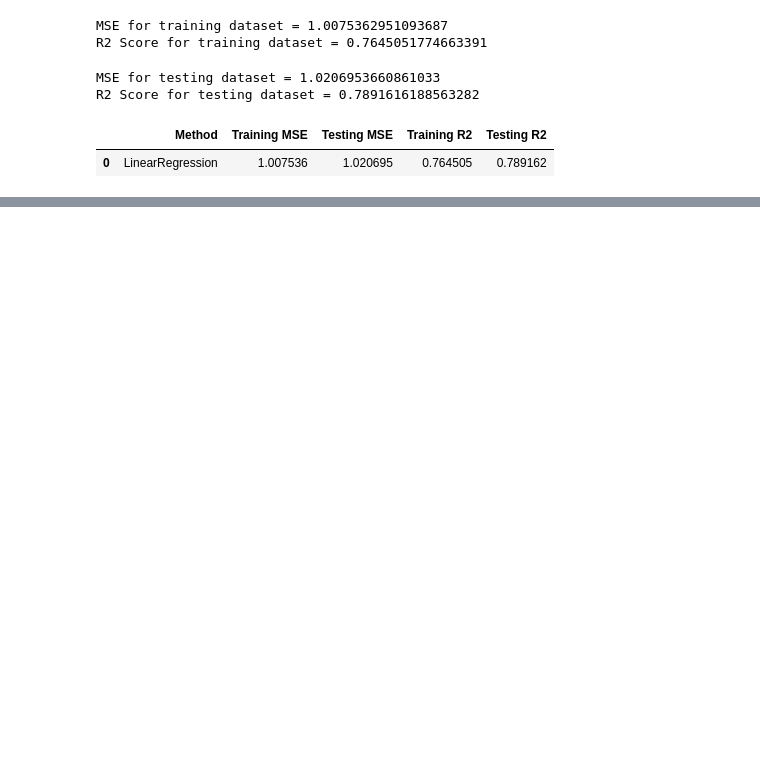
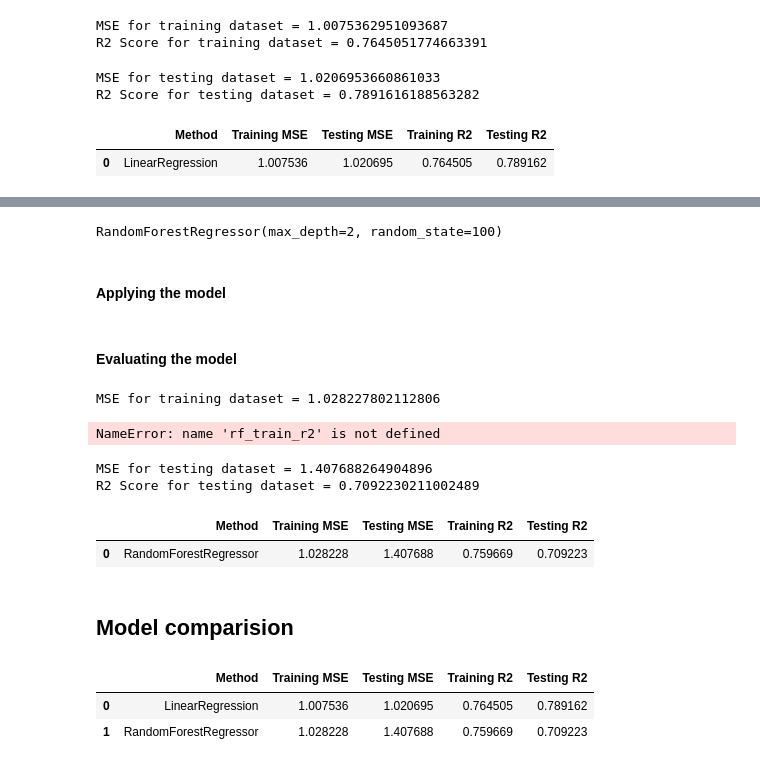
Before and after one commit to MrQuestionbank/Python-Course-Work, a Jupyter notebook: Projects/MLmodel.ipynb, the cells around one changed output, grey strips where cells are left out. Cells and saved outputs as stored; diff of their text form; code cells hidden in the pictures; blank space fills up the shorter version.

```diff
--- a/Projects/MLmodel.ipynb
+++ b/Projects/MLmodel.ipynb
@@ -162,0 +167,7 @@ lr_results
+# %%
+rf = RandomForestRegressor(max_depth = 2, random_state= 100)
+rf.fit(x_train,y_train)
+# %% [output]
+RandomForestRegressor(max_depth=2, random_state=100)
+# %% [markdown]
+#### Applying the model
@@ -162,0 +177,37 @@ lr_results
+# %% [markdown]
+#### Evaluating the model
+# %%
+# Using mean squared error, and r2 score on TRAIN dataset
+rf_train_mse = mean_squared_error(y_train, y_rf_train_pred)
+rf_traint_r2 = r2_score(y_train, y_rf_train_pred)
+print(f"MSE for training dataset = {rf_train_mse}")
+print(F"R2 Score for training dataset = {rf_train_r2}")
+# %% [output]
+MSE for training dataset = 1.028227802112806
+NameError: name 'rf_train_r2' is not defined
+# %%
+# Using mean squared error, and r2 score on TEST dataset
+rf_test_mse = mean_squared_error(y_test, y_rf_test_pred)
+rf_test_r2 = r2_score(y_test, y_rf_test_pred)
+print(f"MSE for testing dataset = {rf_test_mse}")
+print(F"R2 Score for testing dataset = {rf_test_r2}")
+# %% [output]
+MSE for testing dataset = 1.407688264904896
+R2 Score for testing dataset = 0.7092230211002489
+# %%
+rf_results = pd.DataFrame(["RandomForestRegressor",rf_train_mse, rf_test_mse, rf_traint_r2, rf_test_r2]).transpose()
+rf_results.columns = ["Method", "Training MSE", "Testing MSE", "Training R2", "Testing R2"]
+rf_results
+# %% [output]
+|  | Method | Training MSE | Testing MSE | Training R2 | Testing R2 |
+| 0 | RandomForestRegressor | 1.028228 | 1.407688 | 0.759669 | 0.709223 |
+# %% [markdown]
+## Model comparision
+# %%
+df_models = pd.concat([lr_results, rf_results])
+# %%
+df_models.reset_index(drop =True)
+# %% [output]
+|  | Method | Training MSE | Testing MSE | Training R2 | Testing R2 |
+| 0 | LinearRegression | 1.007536 | 1.020695 | 0.764505 | 0.789162 |
+| 1 | RandomForestRegressor | 1.028228 | 1.407688 | 0.759669 | 0.709223 |
```
Also changed, not shown: parts of 10 cells of this notebook.
